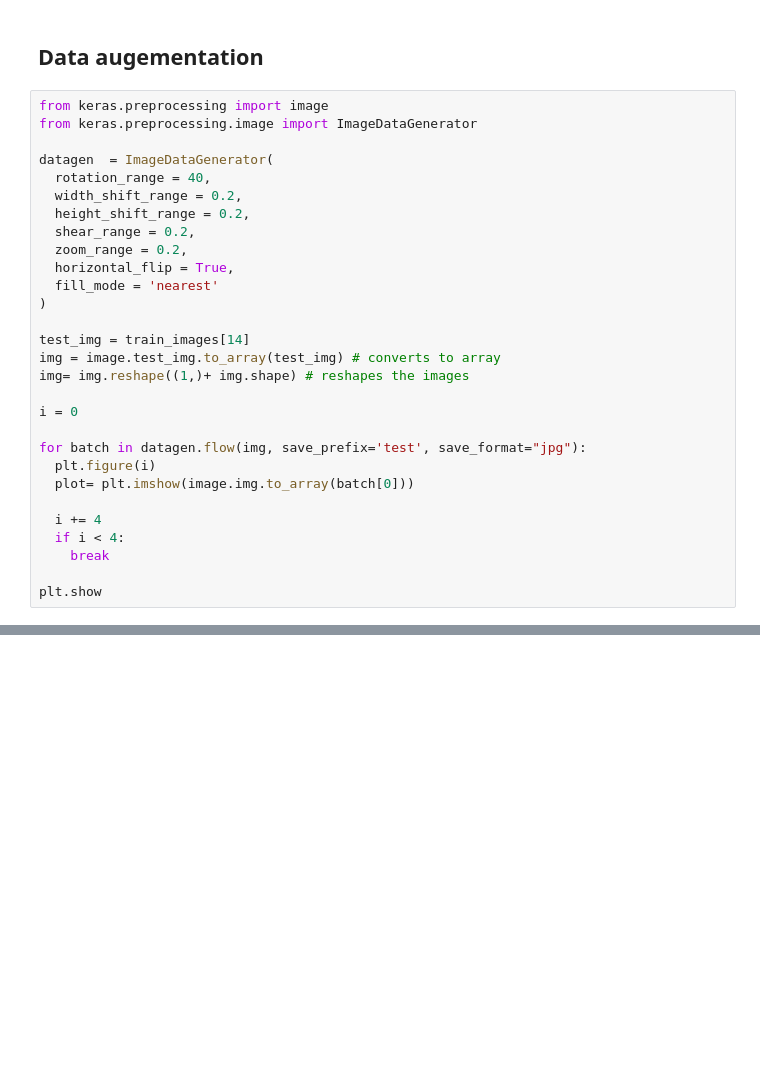
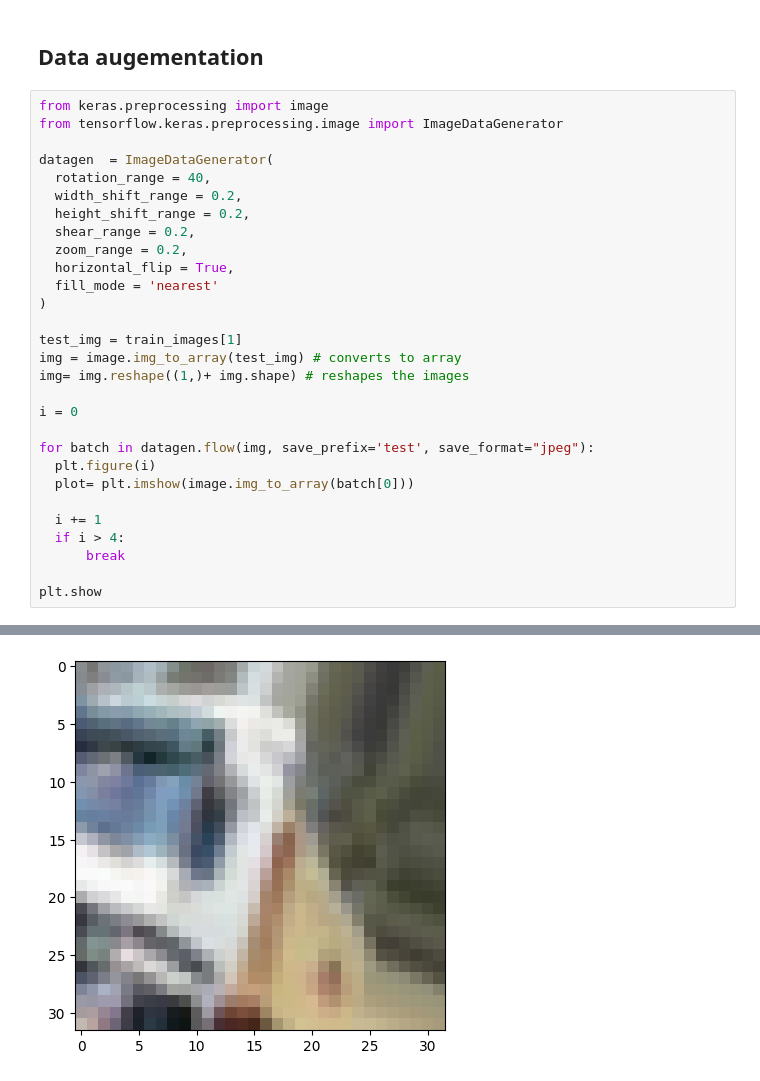
Before and after one commit to kiptootitus/siamese_model, a Jupyter notebook: Computer Vision.ipynb, the cells around one changed output, grey strips where cells are left out. Saved outputs shown, nothing was run; the diff lists cells and outputs as text; blank space fills up the shorter version.

Commit message:
data augmentation

```diff
--- a/Computer Vision.ipynb
+++ b/Computer Vision.ipynb
@@ -165,7 +144,7 @@ bird
 ## Data augementation
 # %%
 from keras.preprocessing import image
-from keras.preprocessing.image import ImageDataGenerator
+from tensorflow.keras.preprocessing.image import ImageDataGenerator
 
 datagen  = ImageDataGenerator(
   rotation_range = 40,
@@ -177,19 +156,19 @@ datagen  = ImageDataGenerator(
   fill_mode = 'nearest'
 )
 
-test_img = train_images[14]
-img = image.test_img.to_array(test_img) # converts to array
+test_img = train_images[1]
+img = image.img_to_array(test_img) # converts to array
 img= img.reshape((1,)+ img.shape) # reshapes the images
 
 i = 0
 
-for batch in datagen.flow(img, save_prefix='test', save_format="jpg"):
+for batch in datagen.flow(img, save_prefix='test', save_format="jpeg"):
   plt.figure(i)
-  plot= plt.imshow(image.img.to_array(batch[0]))
+  plot= plt.imshow(image.img_to_array(batch[0]))
 
-  i += 4
-  if i < 4:
-    break
+  i += 1
+  if i > 4:
+      break
 
 plt.show
 # %% [output]
@@ -196,0 +176 @@ ImportError: cannot import name 'ImageDataGenerator' from 'keras.preprocessing.i
+[figure, added]
```
Also changed, not shown: parts of 8 cells of this notebook.
